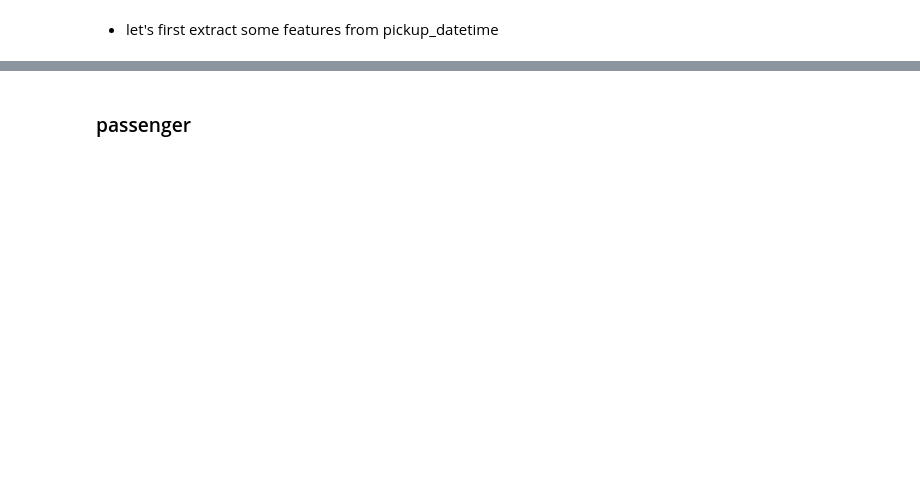
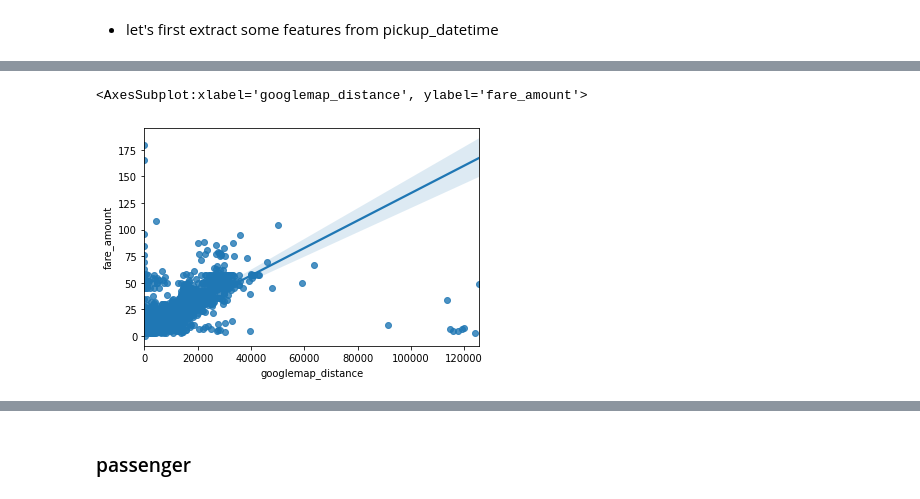
Before and after one commit to Guli-Y/NYCtaxifarePredictor, a Jupyter notebook: notebooks/NYC_taxi_fare_prediction.ipynb, the cells around one changed output, grey strips where cells are left out. Cells and saved outputs as stored; diff of their text form; code cells hidden in the pictures; blank space fills up the shorter version.

```diff
--- a/notebooks/NYC_taxi_fare_prediction.ipynb
+++ b/notebooks/NYC_taxi_fare_prediction.ipynb
@@ -241,0 +338,6 @@ df[['pickup_longitude','pickup_latitude', 'dropoff_longitude', 'dropoff_latitude
+# %%
+# googlemap_distance
+sns.regplot(data=tmp, x='googlemap_distance', y='fare_amount')
+# %% [output]
+<AxesSubplot:xlabel='googlemap_distance', ylabel='fare_amount'>
+[figure, added]
```
Also changed, not shown: parts of 183 cells of this notebook.
